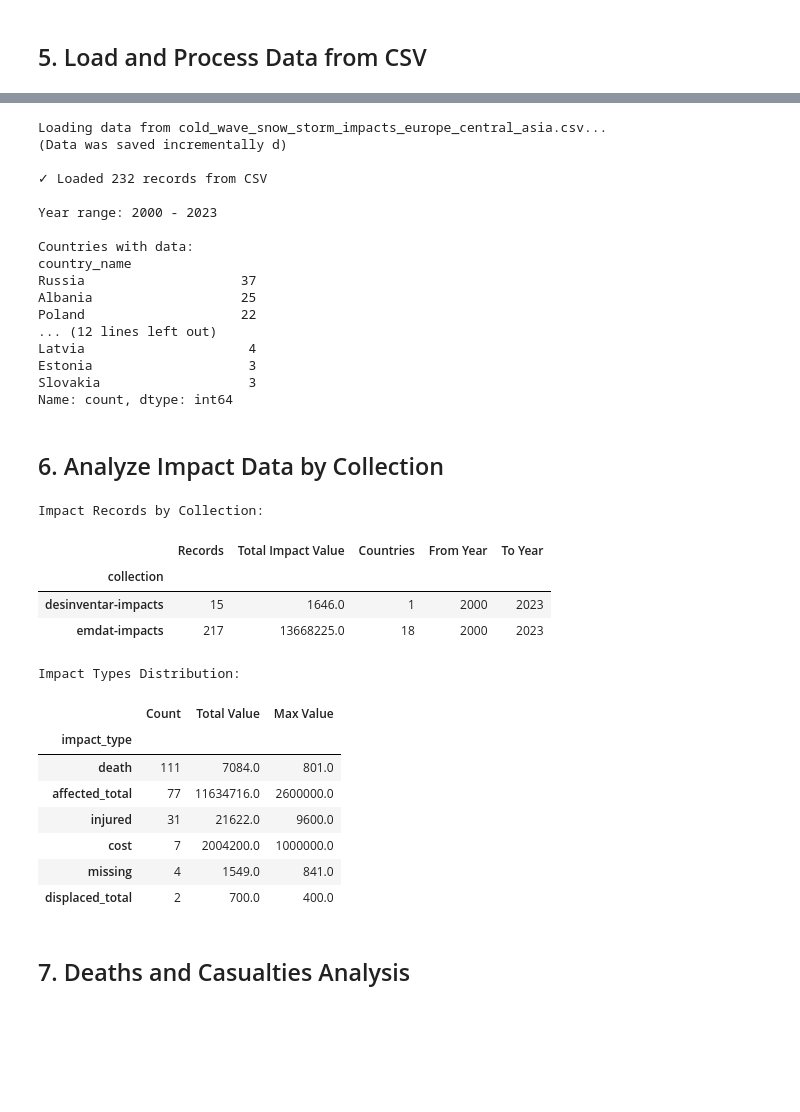
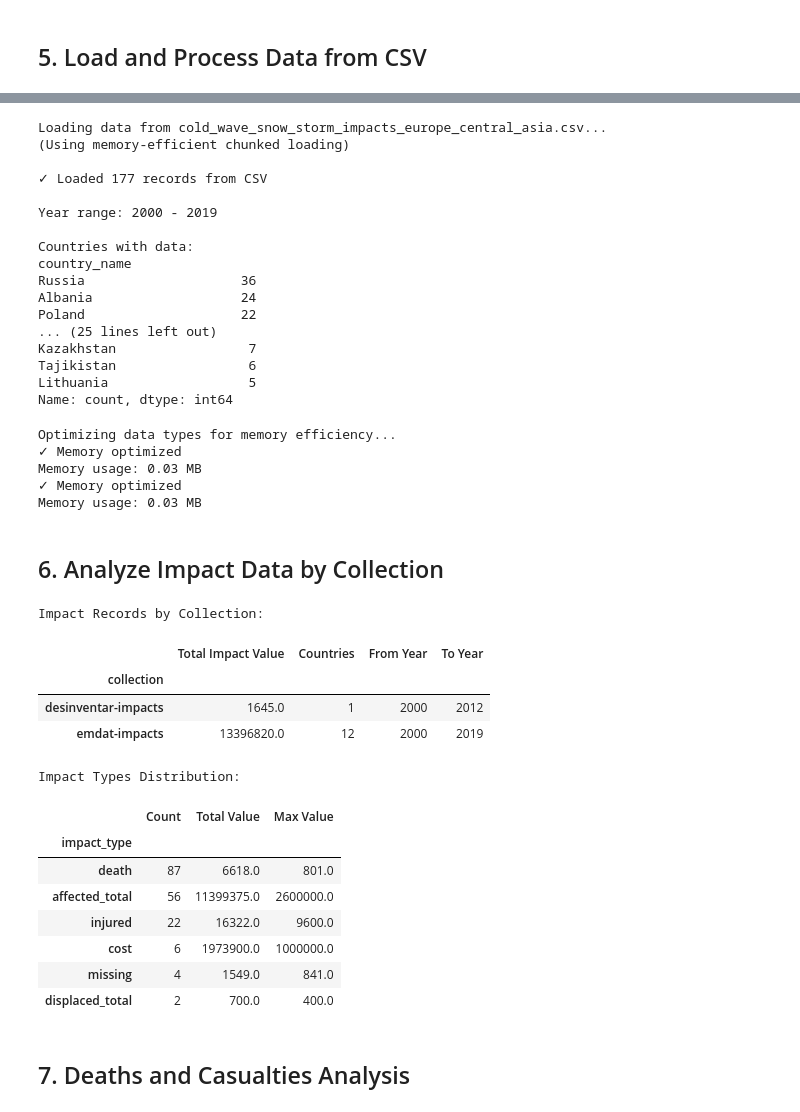
Before and after one commit to batpad/Montandon-Data-Fetching-Examples, a Jupyter notebook: montandon_notebooks/06_Snow_Cold_Wave_Impact_Analysis.ipynb, the cells around one changed output, grey strips where cells are left out. Drawn from its saved outputs; the diff is of its cells as text; code cells hidden in the pictures; blank space fills up the shorter version.

```diff
--- a/montandon_notebooks/06_Snow_Cold_Wave_Impact_Analysis.ipynb
+++ b/montandon_notebooks/06_Snow_Cold_Wave_Impact_Analysis.ipynb
@@ -55,7 +55,6 @@ TARGET_COUNTRIES = {
 
     # Eastern Europe
     "RUS": "Russia",
-    "BLR": "Belarus",
     "POL": "Poland",
     "UKR": "Ukraine",
     "ROU": "Romania",
@@ -66,8 +65,7 @@ TARGET_COUNTRIES = {
     "SRB": "Serbia",
     "BIH": "Bosnia and Herzegovina",
     "ALB": "Albania",
-    "XKX": "Kosovo",  # Note: Kosovo uses XKX or XKS
-    "MKD": "North Macedonia",
+
 
     # Central Asia
     "KAZ": "Kazakhstan",
@@ -555,9 +552,7 @@ Memory optimization: Data was written in batches of 20 records
 
 No additional extraction needed - proceeding to load and analyze...
 # %%
-# Load the incrementally-saved data from CSV using chunked loading
-import os
-import gc
+
 
 if os.path.exists(OUTPUT_CSV):
     print(f"Loading data from {OUTPUT_CSV}...")
@@ -602,21 +597,21 @@ else:
     impacts_df = pd.DataFrame()
 # %% [output]
 Loading data from cold_wave_snow_storm_impacts_europe_central_asia.csv...
-(Data was saved incrementally d)
+(Using memory-efficient chunked loading)
 
-✓ Loaded 232 records from CSV
+✓ Loaded 177 records from CSV
 
-Year range: 2000 - 2023
+Year range: 2000 - 2019
 
 Countries with data:
 country_name
-Russia                    37
-Albania                   25
+Russia                    36
+Albania                   24
 Poland                    22
-... (12 lines left out)
-Latvia                     4
-Estonia                    3
-Slovakia                   3
+... (25 lines left out)
+Kazakhstan                 7
+Tajikistan                 6
+Lithuania                  5
 Name: count, dtype: int64
 # %%
 # Optimize memory usage after loading
@@ -643,37 +638,39 @@ if len(impacts_df) > 0:
     gc.collect()
 
     memory_mb = impacts_df.memory_usage(deep=True).sum() / 1024**2
-    print(f"✓ Memory optimized")
-    print(f"Memory usage: {memory_mb:.2f} MB")
+# %% [output]
+Optimizing data types for memory efficiency...
+✓ Memory optimized
+Memory usage: 0.03 MB
+✓ Memory optimized
+Memory usage: 0.03 MB
 # %% [markdown]
 ## 6. Analyze Impact Data by Collection
 # %%
 # Summary by collection
 if len(impacts_df) > 0:
     print("Impact Records by Collection:")
     collection_summary = impacts_df.groupby('collection').agg({
-        'id': 'count',
         'impact_value': 'sum',
         'country_name': 'nunique',
         'year': ['min', 'max']
     }).round(0)
-    collection_summary.columns = ['Records', 'Total Impact Value', 'Countries', 'From Year', 'To Year']
+    collection_summary.columns = ['Total Impact Value', 'Countries', 'From Year', 'To Year']
     display(collection_summary)
 else:
     print("No data to summarize")
 # %% [output]
 Impact Records by Collection:
-|  | Records | Total Impact Value | Countries | From Year | To Year |
-| collection |  |  |  |  |  |
-| desinventar-impacts | 15 | 1646.0 | 1 | 2000 | 2023 |
-| emdat-impacts | 217 | 13668225.0 | 18 | 2000 | 2023 |
+|  | Total Impact Value | Countries | From Year | To Year |
+| collection |  |  |  |  |
+| desinventar-impacts | 1645.0 | 1 | 2000 | 2012 |
+| emdat-impacts | 13396820.0 | 12 | 2000 | 2019 |
 # %%
 # Analyze impact types
 if len(impacts_df) > 0 and 'impact_type' in impacts_df.columns:
     print("Impact Types Distribution:")
     impact_type_summary = impacts_df.groupby('impact_type').agg({
-        'id': 'count',
-        'impact_value': ['sum', 'max']
+        'impact_value': ['count', 'sum', 'max']
     }).round(2)
     impact_type_summary.columns = ['Count', 'Total Value', 'Max Value']
     impact_type_summary = impact_type_summary.sort_values('Count', ascending=False)
@@ -682,10 +679,10 @@ if len(impacts_df) > 0 and 'impact_type' in impacts_df.columns:
 Impact Types Distribution:
 |  | Count | Total Value | Max Value |
 | impact_type |  |  |  |
-| death | 111 | 7084.0 | 801.0 |
-| affected_total | 77 | 11634716.0 | 2600000.0 |
-| injured | 31 | 21622.0 | 9600.0 |
-| cost | 7 | 2004200.0 | 1000000.0 |
+| death | 87 | 6618.0 | 801.0 |
+| affected_total | 56 | 11399375.0 | 2600000.0 |
+| injured | 22 | 16322.0 | 9600.0 |
+| cost | 6 | 1973900.0 | 1000000.0 |
 | missing | 4 | 1549.0 | 841.0 |
 | displaced_total | 2 | 700.0 | 400.0 |
 # %% [markdown]
```
Also changed, not shown: parts of 15 cells of this notebook, 2 other files.
